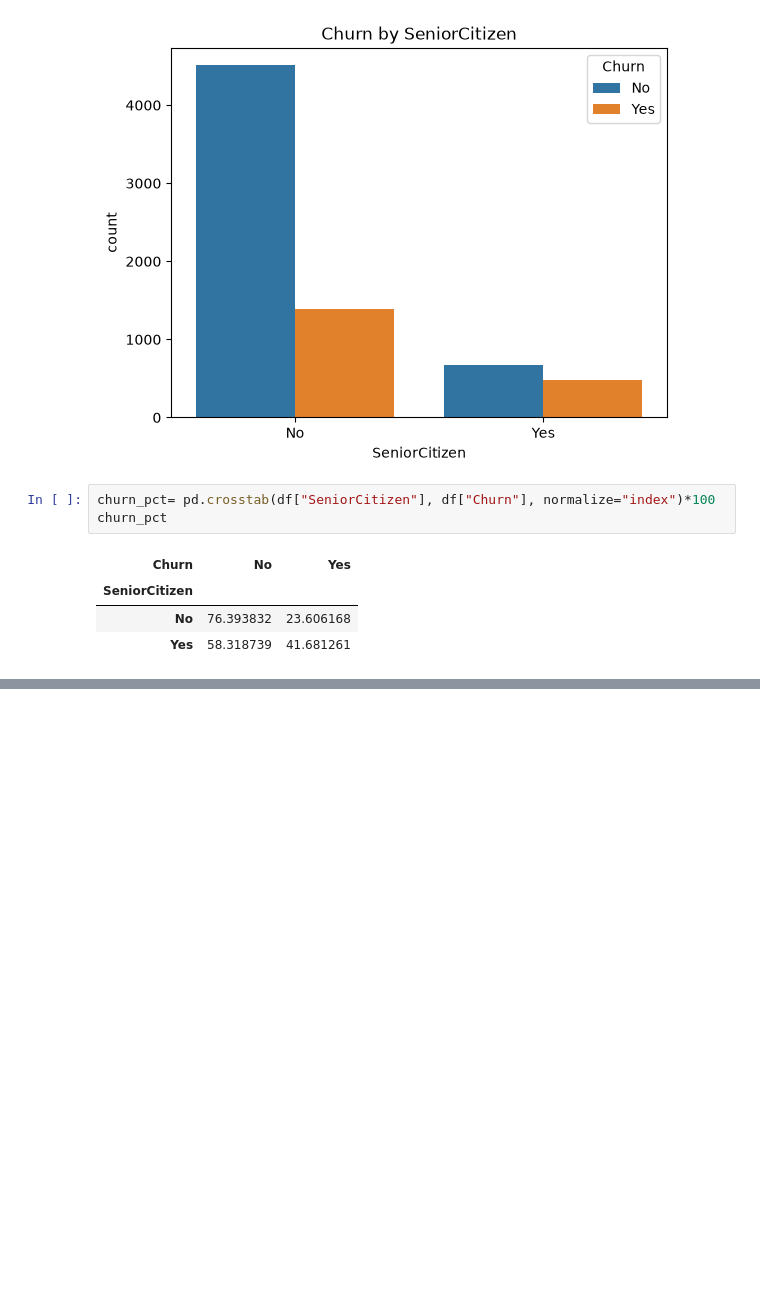
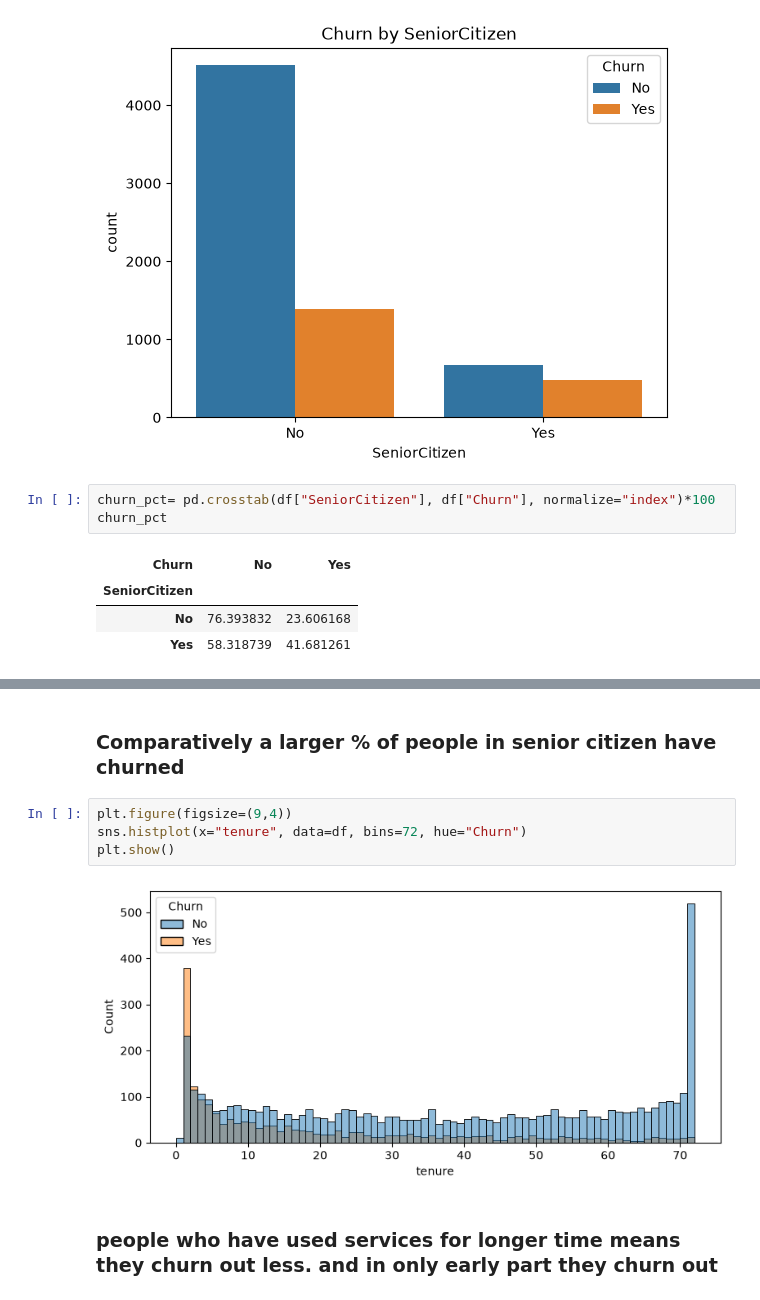
Before and after one commit to anojpradhan/learningDS, a Jupyter notebook: eda.ipynb, the cells around one changed output, grey strips where cells are left out. Cells and saved outputs as stored; diff of their text form; blank space fills up the shorter version.

Commit message:
churn vs tenure done

```diff
--- a/eda.ipynb
+++ b/eda.ipynb
@@ -167,0 +169,10 @@ plt.show()
+# %% [markdown]
+### Comparatively a larger % of people in senior citizen have churned
+# %%
+plt.figure(figsize=(9,4))
+sns.histplot(x="tenure", data=df, bins=72, hue="Churn")
+plt.show()
+# %% [output]
+[figure, added]
+# %% [markdown]
+### people who have used services for longer time means they churn out less. and in only early part they churn out
```
Also changed, not shown: parts of 2 cells of this notebook.
